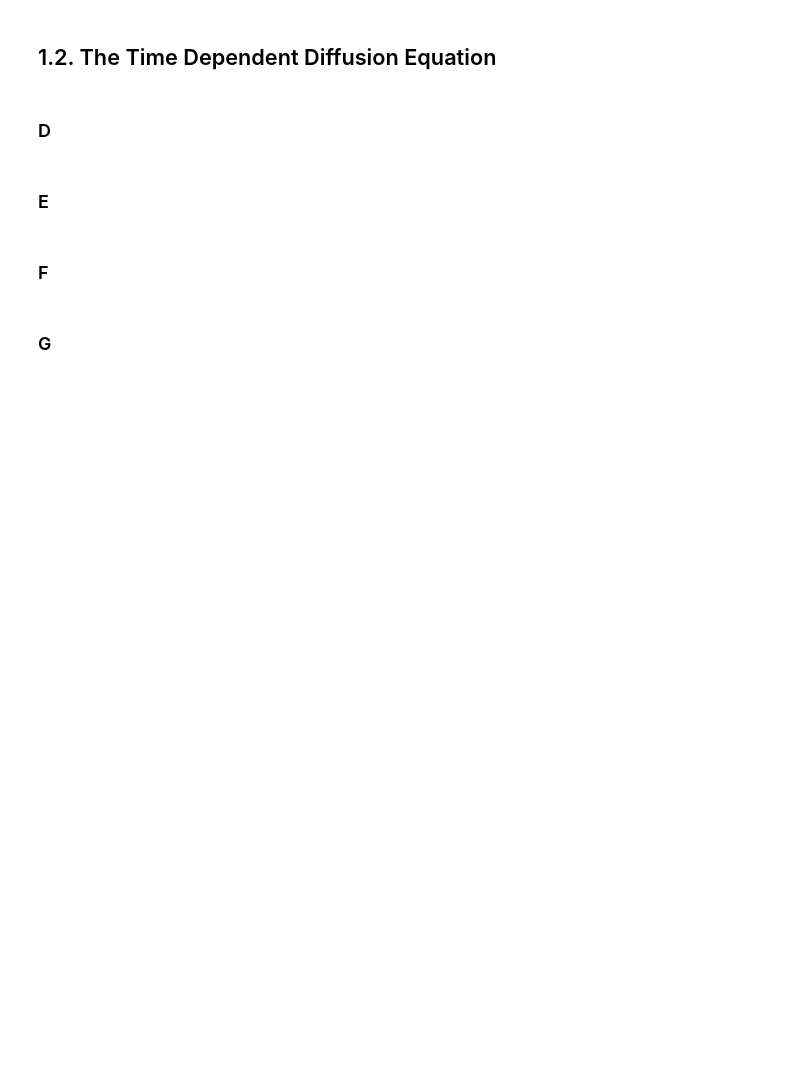
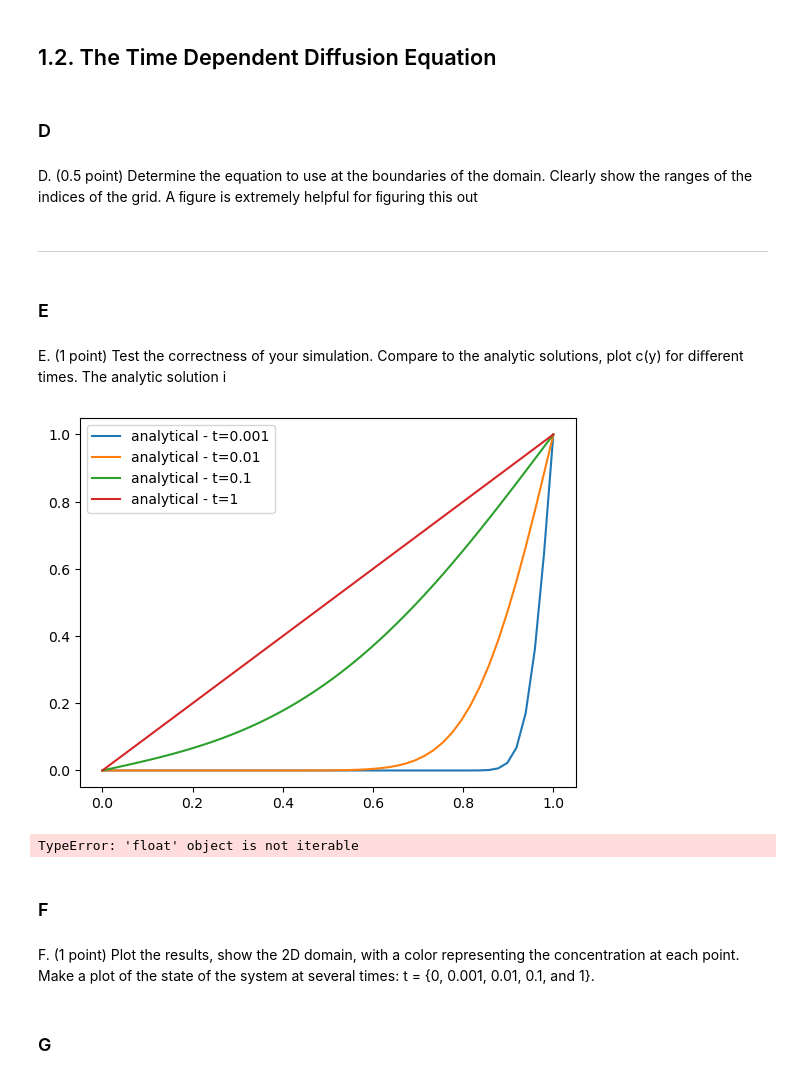
Before and after one commit to JuanSandalinas/Scientific-Computing, a Jupyter notebook: questions.ipynb, the cells around one changed output. Drawn from its saved outputs; the diff is of its cells as text; code cells hidden in the pictures; blank space fills up the shorter version.

```diff
--- a/questions.ipynb
+++ b/questions.ipynb
@@ -64,30 +81,49 @@ string.animation()
 ## 1.2. The Time Dependent Diffusion Equation
 # %% [markdown]
 ### D
+# %% [markdown]
+D. (0.5 point) Determine the equation to use at the boundaries of the domain.
+Clearly show the ranges of the indices of the grid. A ﬁgure is extremely helpful for
+ﬁguring this out
+# %% [markdown]
+------
 # %% [markdown]
 ### E
+# %% [markdown]
+E. (1 point) Test the correctness of your simulation. Compare to the analytic
+solutions, plot c(y) for diﬀerent times. The analytic solution i
+# %%
+dif = SimulationGrid(50)
 # %%
 y_input = np.linspace(0,1,50)
 time_show = [0.001, 0.01, 0.1, 1]
 
 for t in time_show:
-    result = c_analytical(y_input, t=t, D=1, imax=100)
+    result = dif.c_analytical(t)
     text = f"analytical - t={t}"
     plt.plot(y_input,result,label=text)
     plt.legend()
 plt.show()
-
-indices = np.where(np.isin( times, time_show))[0]
-
-for k in range(len(indices)):
-    indx = indices[k]
-    text = f"approximation - t={time_show[k]}"
-    column = data[indx][:,0][::-1]
-    ys = np.linspace(0,1,len(column))
-    plt.plot(ys,column, label = text)
-    plt.legend()
+# %% [output]
+[figure, added]
+# %%
+y_input = np.linspace(0,1,50)
+time_show = [0.001, 0.01, 0.1, 1]
+dif.time_dependent(t = 1,time_list = time_show)
+for t in dif.data:
+    result = dif.c_analytical(t)
+    text = f" Time dependent"
+    plt.plot(y_input,result,label=text)
+    plt.legend()
+plt.show()
+# %% [output]
+TypeError: 'float' object is not iterable
 # %% [markdown]
 ### F
+# %% [markdown]
+F. (1 point) Plot the results, show the 2D domain, with a color representing the
+concentration at each point. Make a plot of the state of the system at several times:
+t = {0, 0.001, 0.01, 0.1, and 1}.
 # %%
 test = SimulationGrid(50)
 data, times = test.diffusion_iteration(1,10)
```
Also changed, not shown: parts of 16 cells of this notebook, 3 other files.
